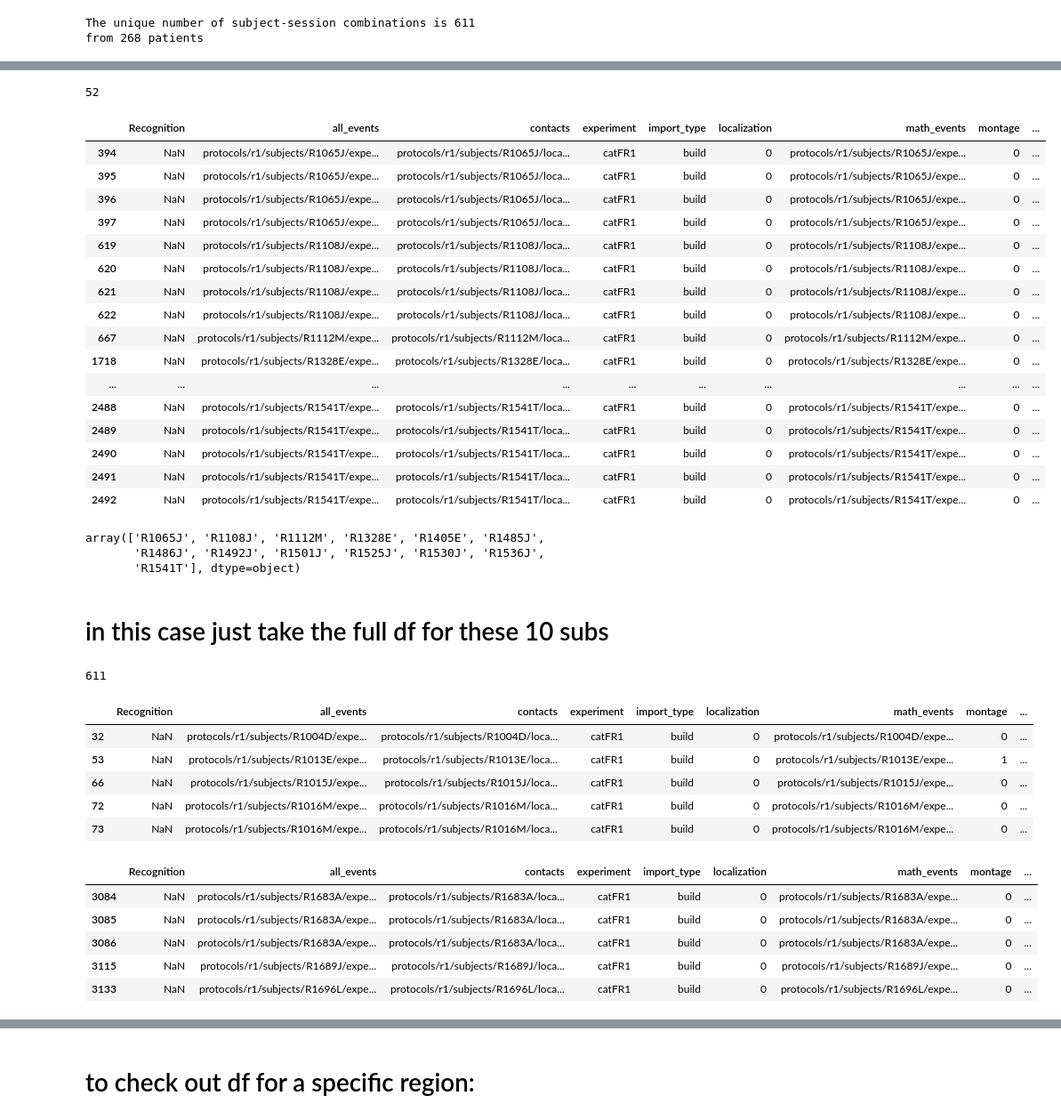
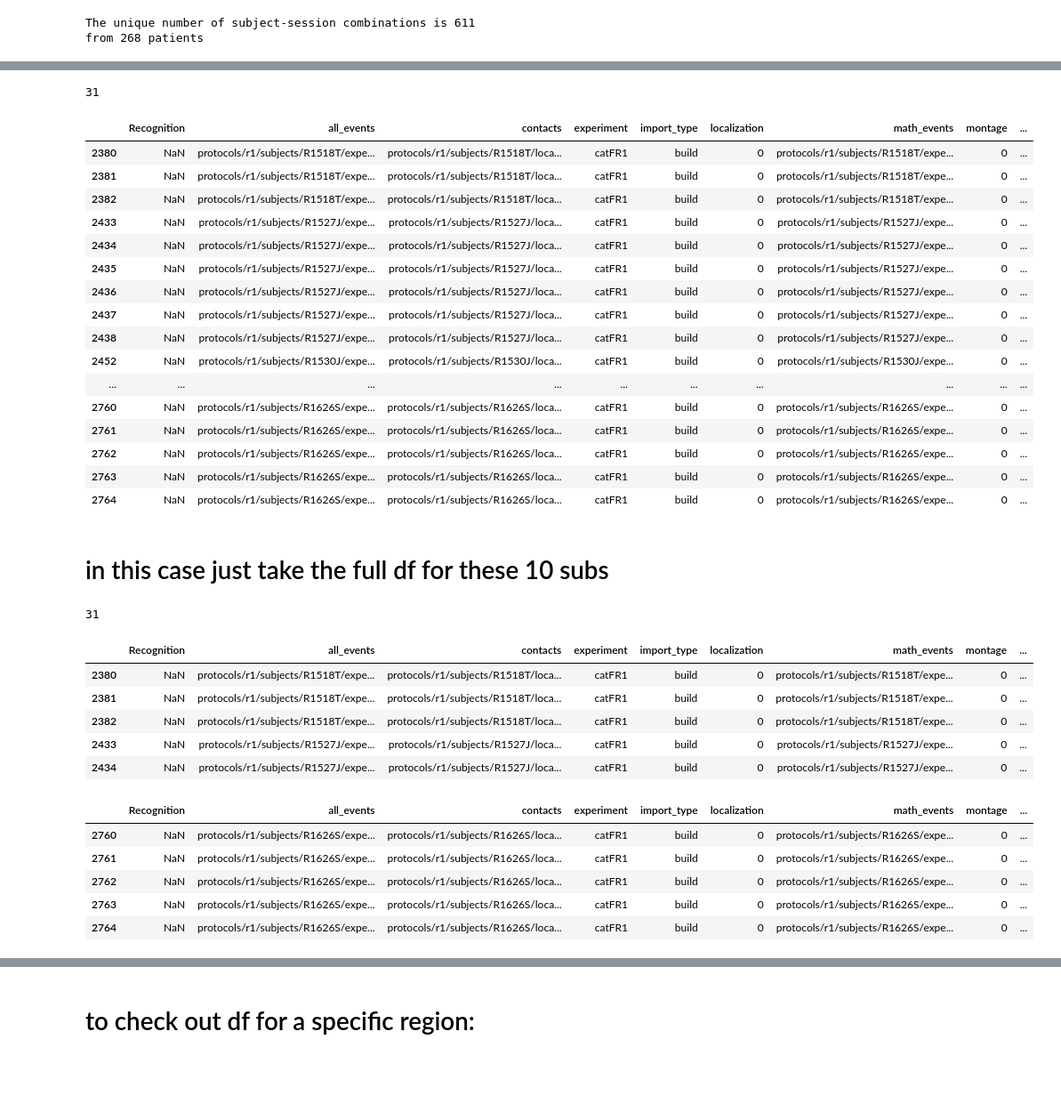
Before and after one commit to jjsakon/SWRrefactored, a Jupyter notebook: code/getSubDFforSlurm.ipynb, the cells around one changed output, grey strips where cells are left out. Shown at 89% size. Saved outputs shown, nothing was run; the diff lists cells and outputs as text; code cells hidden in the pictures; blank space fills up the shorter version.

```diff
--- a/code/getSubDFforSlurm.ipynb
+++ b/code/getSubDFforSlurm.ipynb
@@ -116,81 +148,77 @@ from 268 patients
 # subs = ['R1054J','R1345D','R1048E','R1328E','R1308T', # first 2 are sr ≥ 1000. 3rd is 500 Hz.
 #         'R1137E','R1136N','R1094T','R1122E','R1385E']#, # nice example FR1 subs used in Fig. 2
 #         'R1405E','R1486J','R1501J'] # adding in 3 catFR only patients that will go into Fig. 4
 # subs = ['R1120E','R1349T','R1397D','R1332M','R1299T'] # FR1 patients with electrode search ranges limited per SWR problem sessions doc on Box
 # subs = ['R1269E','R1328E','R1367D','R1397D','R1405E','R1405E','R1447M','R1469D'] # catFR1 patients with electrode search changes limited
 # subs = ['R1065J','R1492J','R1525J'] # killer subs
 # subs = ['R1030J','R1035M'] # MFG subs
 # subs = ['R1207J'] #'R1035M'] #['R1108J'] # R1065J # 'R1035M' #R1086M
 # subs = ['R1111M','R1108J','R1191J','R1229M','R1247P','R1264P','R1261P','R1016M','R1065J','R1191J',
 #         'R1190P','R1254E','R1337E','R1118N','R1153T','R1156D'] # FR1 patients that are getting encoding memory errors
 # subs = ['R1051J','R1118N','R1154D','R1207J','R1308T','R1311T','R1329T','R1334T','R1336T','R1334T',
 #         'R1342M','R1212P','R1346T','R1311T','R1323T','R1329T','R1342M','R1346T','R1367D','R1569T'] # catFR1 memory error patients
 
 # subs = ['R1001P','R1002P','R1003P','R1006P','R1010J','R1018P','R1020J','R1022J', # mimicking test session
 #         'R1023J','R1026D','R1027J','R1030J','R1031M','R1032D','R1033D','R1034D']
 # subs = ['R1367D'] #['R1525J'] #['R1367D'] #R1065J'
 
 # # FR1 subs 2024-08-05
 # subs = ['R1010J','R1054J','R1048E','R1328E','R1308T',
 #         'R1137E','R1136N','R1122E','R1112M','R1108J'] # removed R1094T who used Spanish
 # catFR1 subs 2024-08-05
-subs = ['R1065J','R1108J','R1112M','R1122E','R1136N','R1137E',
-       'R1308T','R1328E','R1405E','R1486J','R1492J','R1501J','R1525J',
-       'R1485J','R1530J','R1536J','R1541T']
+# subs = ['R1065J','R1108J','R1112M','R1122E','R1136N','R1137E',
+#        'R1308T','R1328E','R1405E','R1486J','R1492J','R1501J','R1525J',
+#        'R1485J','R1530J','R1536J','R1541T']
+
+subs = ['R1626S','R1617S','R1536J','R1530J','R1518T','R1527J']
 
 sub_df = exp_df[(exp_df.subject.isin(subs))  & (exp_df.experiment == exp)] # all sessions for subs
 # sub_df = df[(df.subject.isin(subs))  & (df.experiment == exp) & (df.session==1)] # single session
 # sub_df = df[(df.experiment == exp) & (df.session == 0)] # all FR subs
 # sub_df = sub_df[0:1]
 len(sub_df)
 sub_df
 # %% [output]
-52
+31
 |  | Recognition | all_events | contacts | experiment | import_type | localization | math_events | montage | ... |
-| 394 | NaN | protocols/r1/subjects/R1065J/expe... | protocols/r1/subjects/R1065J/loca... | catFR1 | build | 0 | protocols/r1/subjects/R1065J/expe... | 0 | ... |
-| 395 | NaN | protocols/r1/subjects/R1065J/expe... | protocols/r1/subjects/R1065J/loca... | catFR1 | build | 0 | protocols/r1/subjects/R1065J/expe... | 0 | ... |
-| 396 | NaN | protocols/r1/subjects/R1065J/expe... | protocols/r1/subjects/R1065J/loca... | catFR1 | build | 0 | protocols/r1/subjects/R1065J/expe... | 0 | ... |
-| 397 | NaN | protocols/r1/subjects/R1065J/expe... | protocols/r1/subjects/R1065J/loca... | catFR1 | build | 0 | protocols/r1/subjects/R1065J/expe... | 0 | ... |
-| 619 | NaN | protocols/r1/subjects/R1108J/expe... | protocols/r1/subjects/R1108J/loca... | catFR1 | build | 0 | protocols/r1/subjects/R1108J/expe... | 0 | ... |
-| 620 | NaN | protocols/r1/subjects/R1108J/expe... | protocols/r1/subjects/R1108J/loca... | catFR1 | build | 0 | protocols/r1/subjects/R1108J/expe... | 0 | ... |
-| 621 | NaN | protocols/r1/subjects/R1108J/expe... | protocols/r1/subjects/R1108J/loca... | catFR1 | build | 0 | protocols/r1/subjects/R1108J/expe... | 0 | ... |
-| 622 | NaN | protocols/r1/subjects/R1108J/expe... | protocols/r1/subjects/R1108J/loca... | catFR1 | build | 0 | protocols/r1/subjects/R1108J/expe... | 0 | ... |
-| 667 | NaN | protocols/r1/subjects/R1112M/expe... | protocols/r1/subjects/R1112M/loca... | catFR1 | build | 0 | protocols/r1/subjects/R1112M/expe... | 0 | ... |
-| 1718 | NaN | protocols/r1/subjects/R1328E/expe... | protocols/r1/subjects/R1328E/loca... | catFR1 | build | 0 | protocols/r1/subjects/R1328E/expe... | 0 | ... |
+| 2380 | NaN | protocols/r1/subjects/R1518T/expe... | protocols/r1/subjects/R1518T/loca... | catFR1 | build | 0 | protocols/r1/subjects/R1518T/expe... | 0 | ... |
+| 2381 | NaN | protocols/r1/subjects/R1518T/expe... | protocols/r1/subjects/R1518T/loca... | catFR1 | build | 0 | protocols/r1/subjects/R1518T/expe... | 0 | ... |
+| 2382 | NaN | protocols/r1/subjects/R1518T/expe... | protocols/r1/subjects/R1518T/loca... | catFR1 | build | 0 | protocols/r1/subjects/R1518T/expe... | 0 | ... |
+| 2433 | NaN | protocols/r1/subjects/R1527J/expe... | protocols/r1/subjects/R1527J/loca... | catFR1 | build | 0 | protocols/r1/subjects/R1527J/expe... | 0 | ... |
+| 2434 | NaN | protocols/r1/subjects/R1527J/expe... | protocols/r1/subjects/R1527J/loca... | catFR1 | build | 0 | protocols/r1/subjects/R1527J/expe... | 0 | ... |
+| 2435 | NaN | protocols/r1/subjects/R1527J/expe... | protocols/r1/subjects/R1527J/loca... | catFR1 | build | 0 | protocols/r1/subjects/R1527J/expe... | 0 | ... |
+| 2436 | NaN | protocols/r1/subjects/R1527J/expe... | protocols/r1/subjects/R1527J/loca... | catFR1 | build | 0 | protocols/r1/subjects/R1527J/expe... | 0 | ... |
+| 2437 | NaN | protocols/r1/subjects/R1527J/expe... | protocols/r1/subjects/R1527J/loca... | catFR1 | build | 0 | protocols/r1/subjects/R1527J/expe... | 0 | ... |
+| 2438 | NaN | protocols/r1/subjects/R1527J/expe... | protocols/r1/subjects/R1527J/loca... | catFR1 | build | 0 | protocols/r1/subjects/R1527J/expe... | 0 | ... |
+| 2452 | NaN | protocols/r1/subjects/R1530J/expe... | protocols/r1/subjects/R1530J/loca... | catFR1 | build | 0 | protocols/r1/subjects/R1530J/expe... | 0 | ... |
 | ... | ... | ... | ... | ... | ... | ... | ... | ... | ... |
-| 2488 | NaN | protocols/r1/subjects/R1541T/expe... | protocols/r1/subjects/R1541T/loca... | catFR1 | build | 0 | protocols/r1/subjects/R1541T/expe... | 0 | ... |
-| 2489 | NaN | protocols/r1/subjects/R1541T/expe... | protocols/r1/subjects/R1541T/loca... | catFR1 | build | 0 | protocols/r1/subjects/R1541T/expe... | 0 | ... |
-| 2490 | NaN | protocols/r1/subjects/R1541T/expe... | protocols/r1/subjects/R1541T/loca... | catFR1 | build | 0 | protocols/r1/subjects/R1541T/expe... | 0 | ... |
-| 2491 | NaN | protocols/r1/subjects/R1541T/expe... | protocols/r1/subjects/R1541T/loca... | catFR1 | build | 0 | protocols/r1/subjects/R1541T/expe... | 0 | ... |
-| 2492 | NaN | protocols/r1/subjects/R1541T/expe... | protocols/r1/subjects/R1541T/loca... | catFR1 | build | 0 | protocols/r1/subjects/R1541T/expe... | 0 | ... |
+| 2760 | NaN | protocols/r1/subjects/R1626S/expe... | protocols/r1/subjects/R1626S/loca... | catFR1 | build | 0 | protocols/r1/subjects/R1626S/expe... | 0 | ... |
+| 2761 | NaN | protocols/r1/subjects/R1626S/expe... | protocols/r1/subjects/R1626S/loca... | catFR1 | build | 0 | protocols/r1/subjects/R1626S/expe... | 0 | ... |
+| 2762 | NaN | protocols/r1/subjects/R1626S/expe... | protocols/r1/subjects/R1626S/loca... | catFR1 | build | 0 | protocols/r1/subjects/R1626S/expe... | 0 | ... |
+| 2763 | NaN | protocols/r1/subjects/R1626S/expe... | protocols/r1/subjects/R1626S/loca... | catFR1 | build | 0 | protocols/r1/subjects/R1626S/expe... | 0 | ... |
+| 2764 | NaN | protocols/r1/subjects/R1626S/expe... | protocols/r1/subjects/R1626S/loca... | catFR1 | build | 0 | protocols/r1/subjects/R1626S/expe... | 0 | ... |
-# %%
-np.unique(sub_df.subject)
-# %% [output]
-array(['R1065J', 'R1108J', 'R1112M', 'R1328E', 'R1405E', 'R1485J',
-       'R1486J', 'R1492J', 'R1501J', 'R1525J', 'R1530J', 'R1536J',
-       'R1541T'], dtype=object)
 # %% [markdown]
 # in this case just take the full df for these 10 subs
 # %%
-final_df = exp_df #sub_df
+final_df = sub_df # exp_df
 
 len(final_df)
 final_df.head()
 final_df.tail()
 # %% [output]
-611
+31
 |  | Recognition | all_events | contacts | experiment | import_type | localization | math_events | montage | ... |
-| 32 | NaN | protocols/r1/subjects/R1004D/expe... | protocols/r1/subjects/R1004D/loca... | catFR1 | build | 0 | protocols/r1/subjects/R1004D/expe... | 0 | ... |
-| 53 | NaN | protocols/r1/subjects/R1013E/expe... | protocols/r1/subjects/R1013E/loca... | catFR1 | build | 0 | protocols/r1/subjects/R1013E/expe... | 1 | ... |
-| 66 | NaN | protocols/r1/subjects/R1015J/expe... | protocols/r1/subjects/R1015J/loca... | catFR1 | build | 0 | protocols/r1/subjects/R1015J/expe... | 0 | ... |
-| 72 | NaN | protocols/r1/subjects/R1016M/expe... | protocols/r1/subjects/R1016M/loca... | catFR1 | build | 0 | protocols/r1/subjects/R1016M/expe... | 0 | ... |
-| 73 | NaN | protocols/r1/subjects/R1016M/expe... | protocols/r1/subjects/R1016M/loca... | catFR1 | build | 0 | protocols/r1/subjects/R1016M/expe... | 0 | ... |
+| 2380 | NaN | protocols/r1/subjects/R1518T/expe... | protocols/r1/subjects/R1518T/loca... | catFR1 | build | 0 | protocols/r1/subjects/R1518T/expe... | 0 | ... |
+| 2381 | NaN | protocols/r1/subjects/R1518T/expe... | protocols/r1/subjects/R1518T/loca... | catFR1 | build | 0 | protocols/r1/subjects/R1518T/expe... | 0 | ... |
+| 2382 | NaN | protocols/r1/subjects/R1518T/expe... | protocols/r1/subjects/R1518T/loca... | catFR1 | build | 0 | protocols/r1/subjects/R1518T/expe... | 0 | ... |
+| 2433 | NaN | protocols/r1/subjects/R1527J/expe... | protocols/r1/subjects/R1527J/loca... | catFR1 | build | 0 | protocols/r1/subjects/R1527J/expe... | 0 | ... |
+| 2434 | NaN | protocols/r1/subjects/R1527J/expe... | protocols/r1/subjects/R1527J/loca... | catFR1 | build | 0 | protocols/r1/subjects/R1527J/expe... | 0 | ... |
 |  | Recognition | all_events | contacts | experiment | import_type | localization | math_events | montage | ... |
-| 3084 | NaN | protocols/r1/subjects/R1683A/expe... | protocols/r1/subjects/R1683A/loca... | catFR1 | build | 0 | protocols/r1/subjects/R1683A/expe... | 0 | ... |
-| 3085 | NaN | protocols/r1/subjects/R1683A/expe... | protocols/r1/subjects/R1683A/loca... | catFR1 | build | 0 | protocols/r1/subjects/R1683A/expe... | 0 | ... |
-| 3086 | NaN | protocols/r1/subjects/R1683A/expe... | protocols/r1/subjects/R1683A/loca... | catFR1 | build | 0 | protocols/r1/subjects/R1683A/expe... | 0 | ... |
-| 3115 | NaN | protocols/r1/subjects/R1689J/expe... | protocols/r1/subjects/R1689J/loca... | catFR1 | build | 0 | protocols/r1/subjects/R1689J/expe... | 0 | ... |
-| 3133 | NaN | protocols/r1/subjects/R1696L/expe... | protocols/r1/subjects/R1696L/loca... | catFR1 | build | 0 | protocols/r1/subjects/R1696L/expe... | 0 | ... |
+| 2760 | NaN | protocols/r1/subjects/R1626S/expe... | protocols/r1/subjects/R1626S/loca... | catFR1 | build | 0 | protocols/r1/subjects/R1626S/expe... | 0 | ... |
+| 2761 | NaN | protocols/r1/subjects/R1626S/expe... | protocols/r1/subjects/R1626S/loca... | catFR1 | build | 0 | protocols/r1/subjects/R1626S/expe... | 0 | ... |
+| 2762 | NaN | protocols/r1/subjects/R1626S/expe... | protocols/r1/subjects/R1626S/loca... | catFR1 | build | 0 | protocols/r1/subjects/R1626S/expe... | 0 | ... |
+| 2763 | NaN | protocols/r1/subjects/R1626S/expe... | protocols/r1/subjects/R1626S/loca... | catFR1 | build | 0 | protocols/r1/subjects/R1626S/expe... | 0 | ... |
+| 2764 | NaN | protocols/r1/subjects/R1626S/expe... | protocols/r1/subjects/R1626S/loca... | catFR1 | build | 0 | protocols/r1/subjects/R1626S/expe... | 0 | ... |
 # %%
 save_df = 1
 
```
Also changed, not shown: parts of 10 cells of this notebook, 10 other files.
